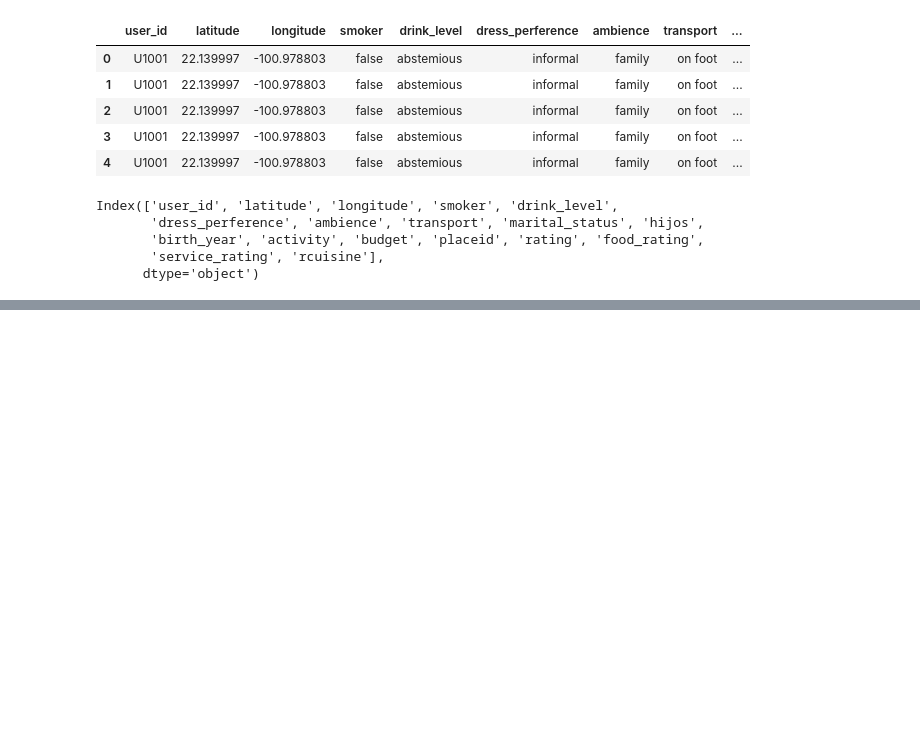
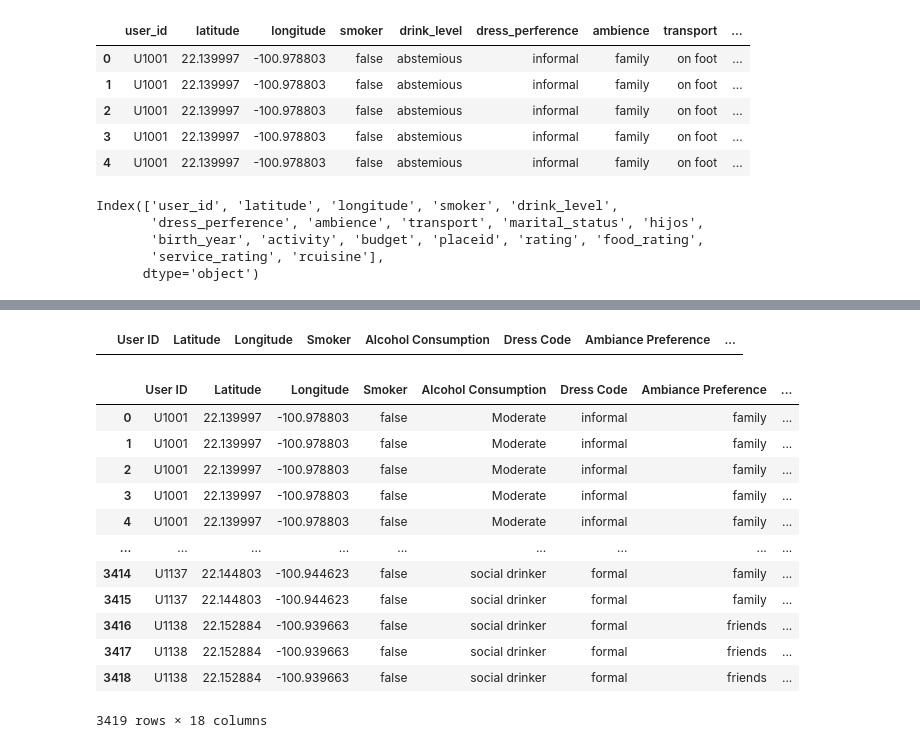
Before and after one commit to ChloeStitik/Project-4---Treat-Yo-Self-, a Jupyter notebook: FINALCOMBOUSER Cleanup.ipynb, the cells around one changed output, grey strips where cells are left out. Drawn from its saved outputs; the diff is of its cells as text; code cells hidden in the pictures; blank space fills up the shorter version.

```diff
--- a/FINALCOMBOUSER Cleanup.ipynb
+++ b/FINALCOMBOUSER Cleanup.ipynb
@@ -109,3 +109,29 @@ Cuisine                103
 dtype: int64
 # %%
 combo_user = combo_user.replace('abstemious','Moderate')
+# %%
+combo_user_loc = combo_user.loc[(combo_user["User ID"] == '?')&(combo_user["Latitude"] == '?')&(combo_user["Longitude"] == '?')
+                                &(combo_user["Smoker"] == '?')&(combo_user["Alcohol Consumption"] == '?')&(combo_user["Dress Code"] == '?')
+                                &(combo_user["Ambiance Preference"] == '?')&(combo_user["Transport"] == '?')&(combo_user["Marital Status"] == '?')
+                                &(combo_user["Children"] == '?')&(combo_user["Birth Year"] == '?')&(combo_user["Occupation"] == '?')
+                                &(combo_user["Budget"] == '?')&(combo_user["Place ID"] == '?')&(combo_user["Overall Rating"] == '?')
+                                &(combo_user["Food Rating"] == '?')&(combo_user["Service Rating"] == '?')&(combo_user["Cuisine"] == '?')]
+combo_user_loc
+# %% [output]
+|  | User ID | Latitude | Longitude | Smoker | Alcohol Consumption | Dress Code | Ambiance Preference | ... |
+# %%
+combo_user
+# %% [output]
+|  | User ID | Latitude | Longitude | Smoker | Alcohol Consumption | Dress Code | Ambiance Preference | ... |
+| 0 | U1001 | 22.139997 | -100.978803 | false | Moderate | informal | family | ... |
+| 1 | U1001 | 22.139997 | -100.978803 | false | Moderate | informal | family | ... |
+| 2 | U1001 | 22.139997 | -100.978803 | false | Moderate | informal | family | ... |
+| 3 | U1001 | 22.139997 | -100.978803 | false | Moderate | informal | family | ... |
+| 4 | U1001 | 22.139997 | -100.978803 | false | Moderate | informal | family | ... |
+| ... | ... | ... | ... | ... | ... | ... | ... | ... |
+| 3414 | U1137 | 22.144803 | -100.944623 | false | social drinker | formal | family | ... |
+| 3415 | U1137 | 22.144803 | -100.944623 | false | social drinker | formal | family | ... |
+| 3416 | U1138 | 22.152884 | -100.939663 | false | social drinker | formal | friends | ... |
+| 3417 | U1138 | 22.152884 | -100.939663 | false | social drinker | formal | friends | ... |
+| 3418 | U1138 | 22.152884 | -100.939663 | false | social drinker | formal | friends | ... |
+3419 rows × 18 columns
```
Also changed, not shown: parts of 3 cells of this notebook.
